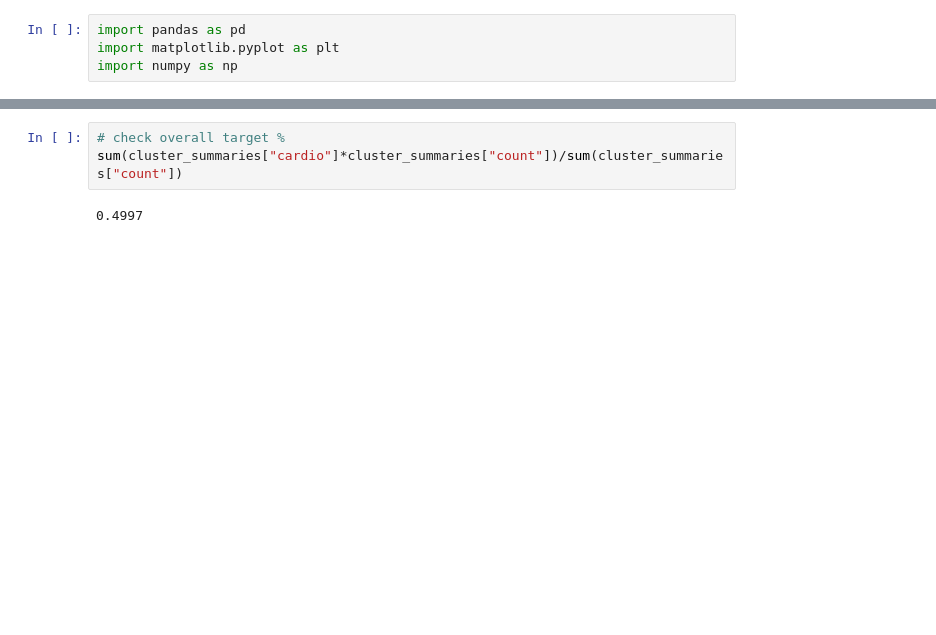
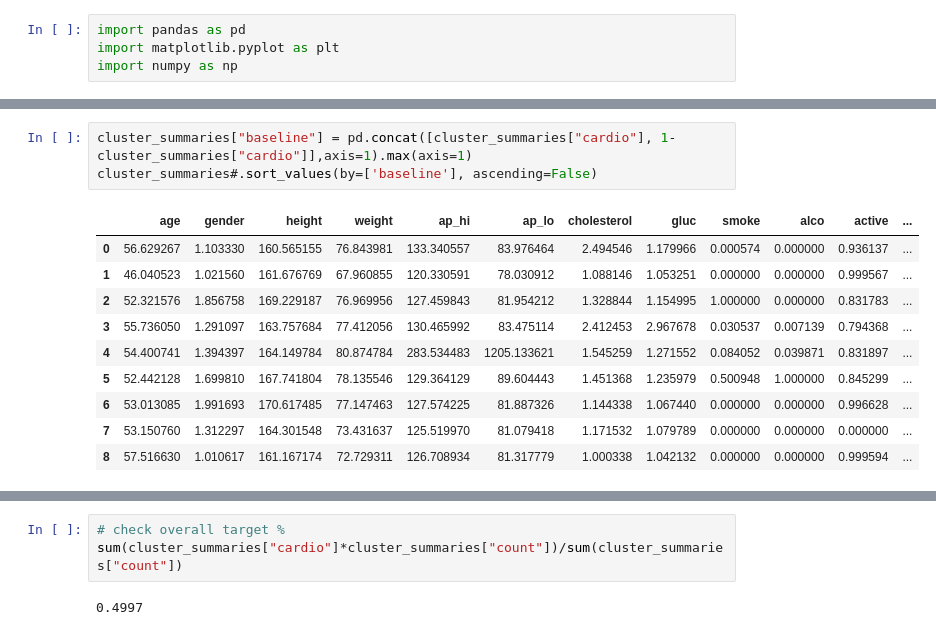
Before and after one commit to bhavrish/CVD-Classifer, a Jupyter notebook: Exploratory Data Analysis/Cluster_Summaries.ipynb, the cells around one changed output, grey strips where cells are left out. Saved outputs shown, nothing was run; the diff lists cells and outputs as text; blank space fills up the shorter version.

```diff
--- a/Exploratory Data Analysis/Cluster_Summaries.ipynb
+++ b/Exploratory Data Analysis/Cluster_Summaries.ipynb
@@ -24,6 +24,20 @@ cluster_summaries
 | 6 | 19349.775968 | 1.991693 | 170.617485 | 77.147463 | 127.574225 | 81.887326 | 1.144338 | 1.067440 | 0.000000 | 0.000000 | 0.996628 | ... |
 | 7 | 19400.027430 | 1.312297 | 164.301548 | 73.431637 | 125.519970 | 81.079418 | 1.171532 | 1.079789 | 0.000000 | 0.000000 | 0.000000 | ... |
 | 8 | 20993.569960 | 1.010617 | 161.167174 | 72.729311 | 126.708934 | 81.317779 | 1.000338 | 1.042132 | 0.000000 | 0.000000 | 0.999594 | ... |
+# %%
+cluster_summaries["baseline"] = pd.concat([cluster_summaries["cardio"], 1-cluster_summaries["cardio"]],axis=1).max(axis=1)
+cluster_summaries#.sort_values(by=['baseline'], ascending=False)
+# %% [output]
+|  | age | gender | height | weight | ap_hi | ap_lo | cholesterol | gluc | smoke | alco | active | ... |
+| 0 | 56.629267 | 1.103330 | 160.565155 | 76.843981 | 133.340557 | 83.976464 | 2.494546 | 1.179966 | 0.000574 | 0.000000 | 0.936137 | ... |
+| 1 | 46.040523 | 1.021560 | 161.676769 | 67.960855 | 120.330591 | 78.030912 | 1.088146 | 1.053251 | 0.000000 | 0.000000 | 0.999567 | ... |
+| 2 | 52.321576 | 1.856758 | 169.229187 | 76.969956 | 127.459843 | 81.954212 | 1.328844 | 1.154995 | 1.000000 | 0.000000 | 0.831783 | ... |
+| 3 | 55.736050 | 1.291097 | 163.757684 | 77.412056 | 130.465992 | 83.475114 | 2.412453 | 2.967678 | 0.030537 | 0.007139 | 0.794368 | ... |
+| 4 | 54.400741 | 1.394397 | 164.149784 | 80.874784 | 283.534483 | 1205.133621 | 1.545259 | 1.271552 | 0.084052 | 0.039871 | 0.831897 | ... |
+| 5 | 52.442128 | 1.699810 | 167.741804 | 78.135546 | 129.364129 | 89.604443 | 1.451368 | 1.235979 | 0.500948 | 1.000000 | 0.845299 | ... |
+| 6 | 53.013085 | 1.991693 | 170.617485 | 77.147463 | 127.574225 | 81.887326 | 1.144338 | 1.067440 | 0.000000 | 0.000000 | 0.996628 | ... |
+| 7 | 53.150760 | 1.312297 | 164.301548 | 73.431637 | 125.519970 | 81.079418 | 1.171532 | 1.079789 | 0.000000 | 0.000000 | 0.000000 | ... |
+| 8 | 57.516630 | 1.010617 | 161.167174 | 72.729311 | 126.708934 | 81.317779 | 1.000338 | 1.042132 | 0.000000 | 0.000000 | 0.999594 | ... |
 # %%
 n,m = cluster_summaries.shape
 cluster_summaries["age"] = cluster_summaries["age"].div(365)
```
Also changed, not shown: parts of 2 cells of this notebook.
